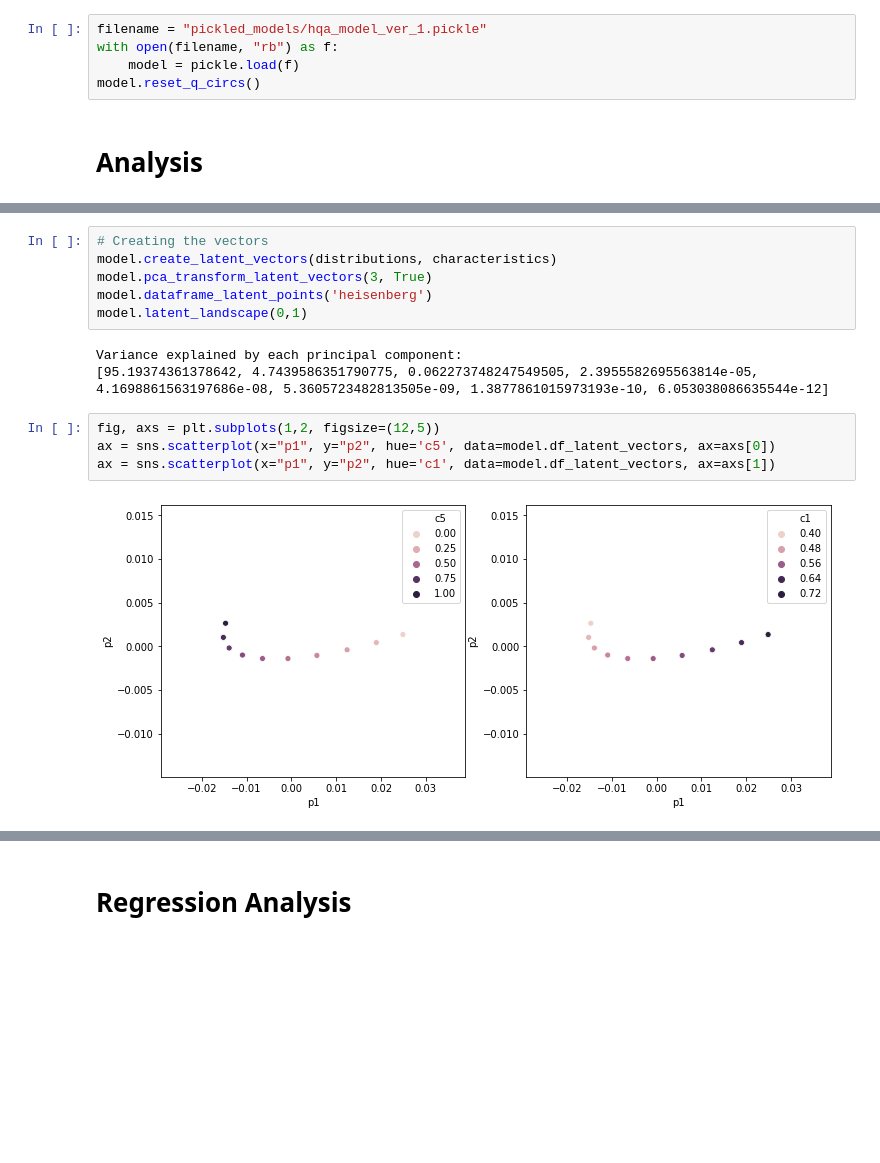
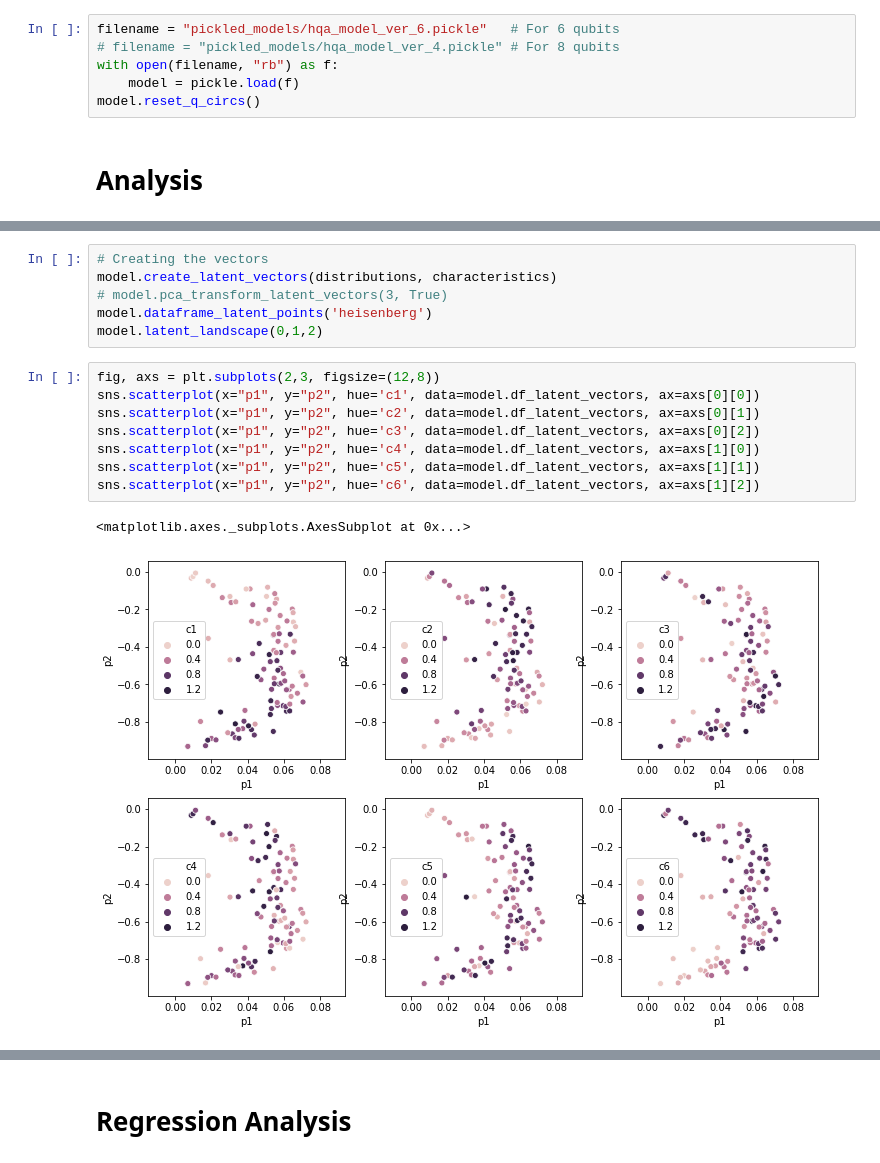
Before and after one commit to maiyuren/Hybrid-Quantum-Autoencoder, a Jupyter notebook: heisenberg/heisenberg_analysis.ipynb, the cells around one changed output, grey strips where cells are left out. Saved outputs shown, nothing was run; the diff lists cells and outputs as text; blank space fills up the shorter version.

```diff
--- a/heisenberg/heisenberg_analysis.ipynb
+++ b/heisenberg/heisenberg_analysis.ipynb
@@ -28,7 +28,8 @@ FileNotFoundError: [Errno 2] No such file or directory: 'data.pkl'
 # %% [markdown]
 ## Load model
 # %%
-filename = "pickled_models/hqa_model_ver_1.pickle"
+filename = "pickled_models/hqa_model_ver_6.pickle"   # For 6 qubits
+# filename = "pickled_models/hqa_model_ver_4.pickle" # For 8 qubits
 with open(filename, "rb") as f:
     model = pickle.load(f)
 model.reset_q_circs()
@@ -42,18 +43,20 @@ Average Loss: 0.0001087825987198398
 # %%
 # Creating the vectors
 model.create_latent_vectors(distributions, characteristics)
-model.pca_transform_latent_vectors(3, True)
+# model.pca_transform_latent_vectors(3, True)
 model.dataframe_latent_points('heisenberg')
-model.latent_landscape(0,1)
+model.latent_landscape(0,1,2)
-# %% [output]
-Variance explained by each principal component:
-[95.19374361378642, 4.7439586351790775, 0.062273748247549505, 2.3955582695563814e-05, 4.1698861563197686e-08, 5.3605723482813505e-09, 1.3877861015973193e-10, 6.053038086635544e-12]
 # %%
-fig, axs = plt.subplots(1,2, figsize=(12,5))
-ax = sns.scatterplot(x="p1", y="p2", hue='c5', data=model.df_latent_vectors, ax=axs[0])
-ax = sns.scatterplot(x="p1", y="p2", hue='c1', data=model.df_latent_vectors, ax=axs[1])
+fig, axs = plt.subplots(2,3, figsize=(12,8))
+sns.scatterplot(x="p1", y="p2", hue='c1', data=model.df_latent_vectors, ax=axs[0][0])
+sns.scatterplot(x="p1", y="p2", hue='c2', data=model.df_latent_vectors, ax=axs[0][1])
+sns.scatterplot(x="p1", y="p2", hue='c3', data=model.df_latent_vectors, ax=axs[0][2])
+sns.scatterplot(x="p1", y="p2", hue='c4', data=model.df_latent_vectors, ax=axs[1][0])
+sns.scatterplot(x="p1", y="p2", hue='c5', data=model.df_latent_vectors, ax=axs[1][1])
+sns.scatterplot(x="p1", y="p2", hue='c6', data=model.df_latent_vectors, ax=axs[1][2])
 # %% [output]
+<matplotlib.axes._subplots.AxesSubplot at 0x...>
-[figure, old version]
+[figure, new version]
 # %%
 model.df_latent_vectors
 # %% [output]
```
Also changed, not shown: parts of 6 cells of this notebook, 2 other files.
